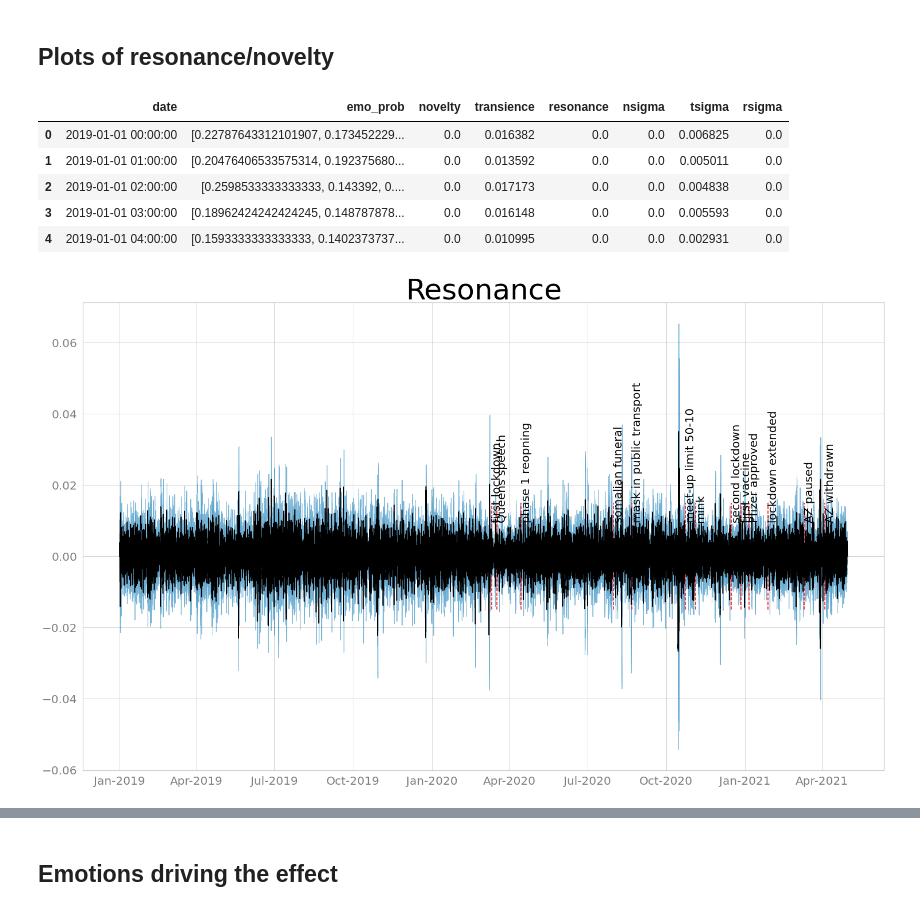
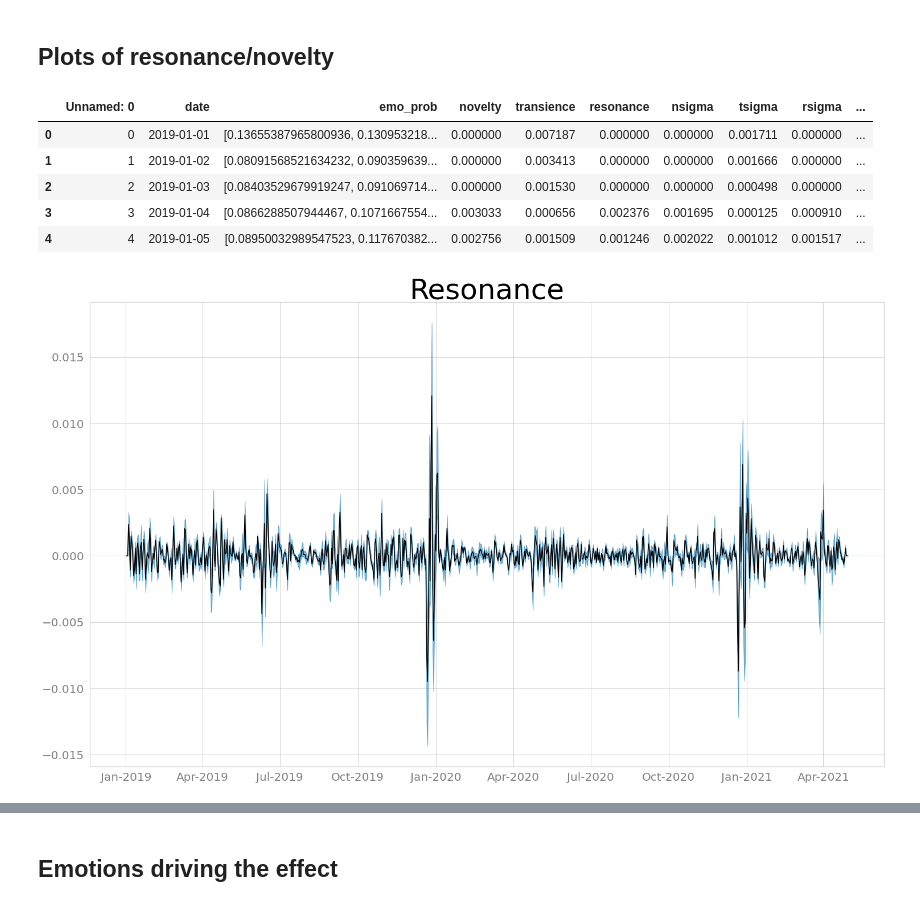
Before and after one commit to saraoe/emoDynamics, a Jupyter notebook: notebooks/vis_emotionFluxus.ipynb, the cells around one changed output, grey strips where cells are left out. Cells and saved outputs as stored; diff of their text form; code cells hidden in the pictures.

Commit message:
update rn plots

```diff
--- a/notebooks/vis_emotionFluxus.ipynb
+++ b/notebooks/vis_emotionFluxus.ipynb
@@ -43,23 +43,24 @@ def set_late_plot_settings(if_dates):
 
     return fig, ax1
 # %%
-filename = os.path.join("..","idmdl", "tweets_recol_emotion_date_hour_12.csv")
-# filename = os.path.join("..", "idmdl", "tweets_polarity_date.csv")
-# filename = os.path.join("idmdl", "news_emotion_date_non_tabloid.csv")
+file = "tweets_emo_date_W3_smoothed_150"
+smooth = True
 
-# filename = os.path.join("..", "idmdl", "tweets_emotion_date_W7.csv")
-# filename = os.path.join("..", "idmdl", "tweets_polarity_date_W7.csv")
+if smooth:
+    filename = os.path.join("..","idmdl", "smoothed", f"{file}.csv")
+else:
+    filename = os.path.join("..","idmdl", f"{file}.csv")
 
 df = pd.read_csv(filename)
 
 df.head()
 # %% [output]
-|  | date | emo_prob | novelty | transience | resonance | nsigma | tsigma | rsigma |
-| 0 | 2019-01-01 00:00:00 | [0.22787643312101907, 0.173452229... | 0.0 | 0.016382 | 0.0 | 0.0 | 0.006825 | 0.0 |
-| 1 | 2019-01-01 01:00:00 | [0.20476406533575314, 0.192375680... | 0.0 | 0.013592 | 0.0 | 0.0 | 0.005011 | 0.0 |
-| 2 | 2019-01-01 02:00:00 | [0.2598533333333333, 0.143392, 0.... | 0.0 | 0.017173 | 0.0 | 0.0 | 0.004838 | 0.0 |
-| 3 | 2019-01-01 03:00:00 | [0.18962424242424245, 0.148787878... | 0.0 | 0.016148 | 0.0 | 0.0 | 0.005593 | 0.0 |
-| 4 | 2019-01-01 04:00:00 | [0.1593333333333333, 0.1402373737... | 0.0 | 0.010995 | 0.0 | 0.0 | 0.002931 | 0.0 |
+|  | Unnamed: 0 | date | emo_prob | novelty | transience | resonance | nsigma | tsigma | rsigma | ... |
+| 0 | 0 | 2019-01-01 | [0.13655387965800936, 0.130953218... | 0.000000 | 0.007187 | 0.000000 | 0.000000 | 0.001711 | 0.000000 | ... |
+| 1 | 1 | 2019-01-02 | [0.08091568521634232, 0.090359639... | 0.000000 | 0.003413 | 0.000000 | 0.000000 | 0.001666 | 0.000000 | ... |
+| 2 | 2 | 2019-01-03 | [0.08403529679919247, 0.091069714... | 0.000000 | 0.001530 | 0.000000 | 0.000000 | 0.000498 | 0.000000 | ... |
+| 3 | 3 | 2019-01-04 | [0.0866288507944467, 0.1071667554... | 0.003033 | 0.000656 | 0.002376 | 0.001695 | 0.000125 | 0.000910 | ... |
+| 4 | 4 | 2019-01-05 | [0.08950032989547523, 0.117670382... | 0.002756 | 0.001509 | 0.001246 | 0.002022 | 0.001012 | 0.001517 | ... |
 # %%
 df["date"] = pd.to_datetime(df["date"])
 # %%
@@ -86,31 +91,31 @@ event_dict = {"first lockdown": dt.datetime(2020, 3, 11),
 # %%
 fig, ax1, palette = set_base_plot_settings(fontsize=20, if_palette = True)
 
 x = df['date']
 y = df['resonance']
 error = df['rsigma']
 
 plt.plot(x, y, color=palette[0])
 plt.fill_between(x, y-error, y+error,
                  alpha=0.5, edgecolor=palette[5], facecolor=palette[5])
 
-for event, time in event_dict.items():
-    plt.vlines(x = time, ymax=0.015, ymin=-0.015, colors='Red',
-               label = event, linestyle = 'dashed')
-    plt.text(x = time, y = 0.010,
-         s = event,
-         fontdict = dict(color="black",size=20),
-        #  bbox = dict(facecolor="white",alpha=0.5),
-         rotation=90)
+# for event, time in event_dict.items():
+#     plt.vlines(x = time, ymax=0.015, ymin=-0.015, colors='Red',
+#                label = event, linestyle = 'dashed')
+#     plt.text(x = time, y = 0.010,
+#          s = event,
+#          fontdict = dict(color="black",size=20),
+#         #  bbox = dict(facecolor="white",alpha=0.5),
+#          rotation=90)
 
 fig, ax1 = set_late_plot_settings(if_dates = True)
 ax1.set_title("Resonance", fontdict = {'fontsize':50}, color = "Black")
 # plt.xticks(rotation=60)
 
 # plt.savefig('../fig/recol_resonance_events.png')
 plt.show()
 # %% [output]
-[figure, old version]
+[figure, new version]
 # %%
 fig, ax1, palette = set_base_plot_settings(fontsize=20, if_palette = True)
 
```
Also changed, not shown: parts of 5 cells of this notebook, 1 other file.
